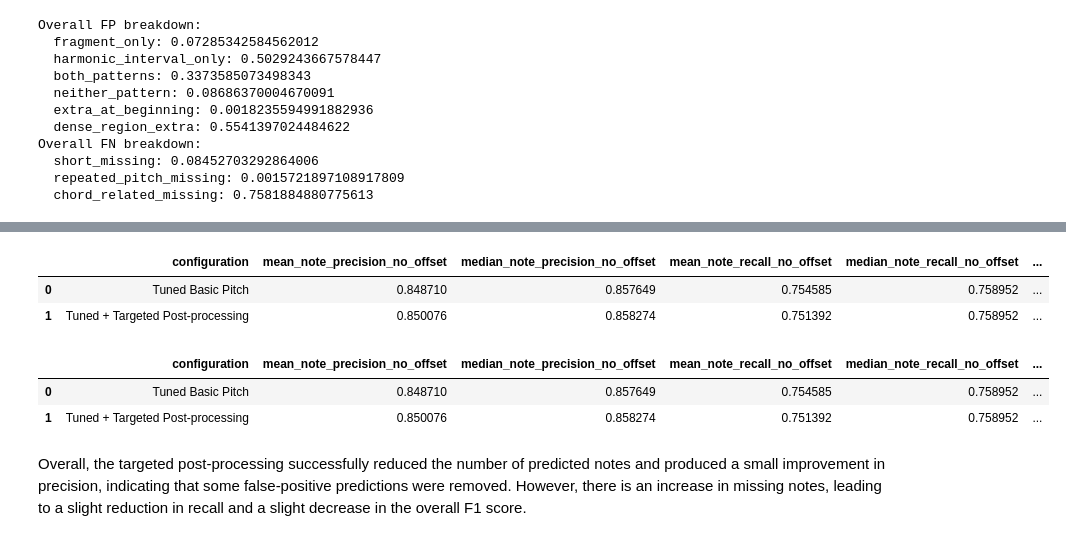
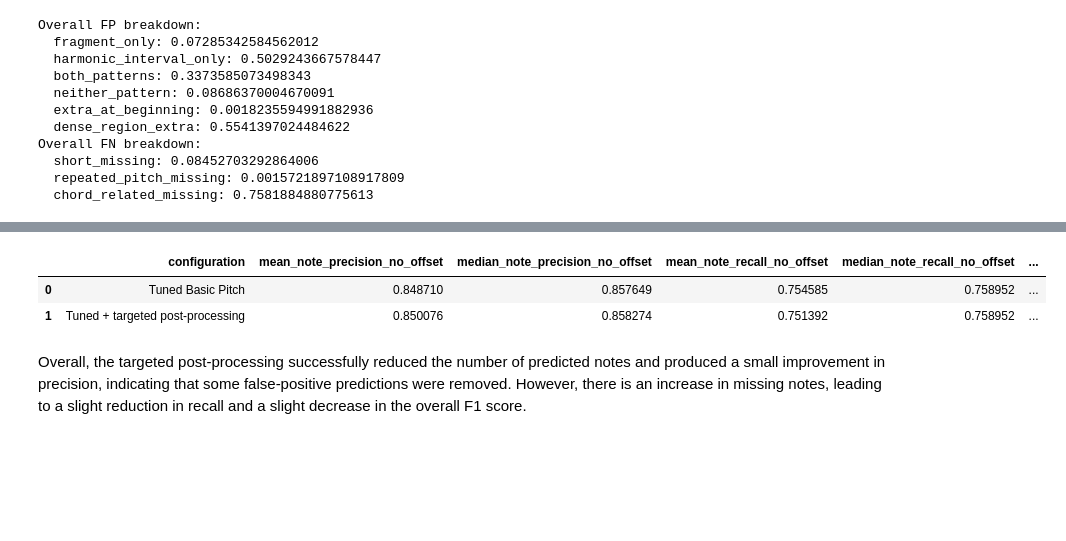
Before and after one commit to lambda-feedback/compareMusic, a Jupyter notebook: notebooks/Phase2_summary.ipynb, the cells around one changed output, grey strips where cells are left out. Drawn from its saved outputs; the diff is of its cells as text; code cells hidden in the pictures; blank space fills up the shorter version.

```diff
--- a/notebooks/Phase2_summary.ipynb
+++ b/notebooks/Phase2_summary.ipynb
@@ -168,2 +246,0 @@ Case studies for representative cases:
-# %%
-run_case_study("19", metadata_df, AUDIO_DIR, MIDI_DIR, TSV_DIR, RAW_PREDICTIONS_DIR, basic_pitch_model)
@@ -189,2 +246,0 @@ dtype: object
-# %%
-run_case_study("32", metadata_df, AUDIO_DIR, MIDI_DIR, TSV_DIR, RAW_PREDICTIONS_DIR, basic_pitch_model)
@@ -311,17 +392,10 @@ TUNED_CONFIG
  'minimum_note_length': 50.0,
  'melodia_trick': False}
 # %%
-best_config = random_search_results.iloc[0]
+calibration_comparison = pd.DataFrame([
+    comparison_row("Default Basic Pitch", train_baseline_df),
+    comparison_row("Tuned Basic Pitch", train_tuned_df),
+])
 
-TUNED_CONFIG = {
-    "onset_threshold": float(best_config["onset_threshold"]),
-    "frame_threshold": float(best_config["frame_threshold"]),
-    "minimum_note_length": float(best_config["minimum_note_length"]),
-    "melodia_trick": bool(best_config["melodia_trick"]),
-}
-
-train_tuned_df, tuned_predictions = evaluate_new_configuration_on_pianovam(
-    TUNED_CONFIG, train_samples, AUDIO_DIR, MIDI_DIR, TSV_DIR, basic_pitch_model
-)
-TUNED_CONFIG
+calibration_comparison
 # %% [output]
@@ -452,35 +513,25 @@ design according to previous result:
 # %%
-def combined_postprocessing(notes):
-    notes = remove_leading_extra_notes(notes)
-    notes = merge_same_pitch_notes(notes)
-    return notes
-
 train_postprocessed_df, postprocessed_predictions = evaluate_postprocessing(
-    combined_postprocessing, train_samples, AUDIO_DIR, MIDI_DIR, TSV_DIR, tuned_predictions
+    postprocess_predictions,
+    train_samples,
+    AUDIO_DIR,
+    MIDI_DIR,
+    TSV_DIR,
+    tuned_predictions,
 )
 
-part2_comparison = pd.DataFrame([
+postprocessing_comparison = pd.DataFrame([
     comparison_row("Tuned Basic Pitch", train_tuned_df),
-    comparison_row("Tuned + Targeted Post-processing", train_postprocessed_df),
+    comparison_row(
+        "Tuned + targeted post-processing",
+        train_postprocessed_df,
+    ),
 ])
-part2_comparison
+
+postprocessing_comparison
 # %% [output]
 |  | configuration | mean_note_precision_no_offset | median_note_precision_no_offset | mean_note_recall_no_offset | median_note_recall_no_offset | ... |
 | 0 | Tuned Basic Pitch | 0.848710 | 0.857649 | 0.754585 | 0.758952 | ... |
-| 1 | Tuned + Targeted Post-processing | 0.850076 | 0.858274 | 0.751392 | 0.758952 | ... |
+| 1 | Tuned + targeted post-processing | 0.850076 | 0.858274 | 0.751392 | 0.758952 | ... |
-# %%
-part2_comparison = pd.DataFrame([
-    comparison_row("Tuned Basic Pitch", train_tuned_df),
-    comparison_row(
-        "Tuned + Targeted Post-processing",
-        train_postprocessed_df,
-    ),
-])
-
-part2_comparison
-# %% [output]
-|  | configuration | mean_note_precision_no_offset | median_note_precision_no_offset | mean_note_recall_no_offset | median_note_recall_no_offset | ... |
-| 0 | Tuned Basic Pitch | 0.848710 | 0.857649 | 0.754585 | 0.758952 | ... |
-| 1 | Tuned + Targeted Post-processing | 0.850076 | 0.858274 | 0.751392 | 0.758952 | ... |
 # %% [markdown]
 Overall, the targeted post-processing successfully reduced the number of predicted notes and produced a small improvement in precision, indicating that some false-positive predictions were removed. However, there is an increase in missing notes, leading to a slight reduction in recall and a slight decrease in the overall F1 score.
```
Also changed, not shown: parts of 46 cells of this notebook.
